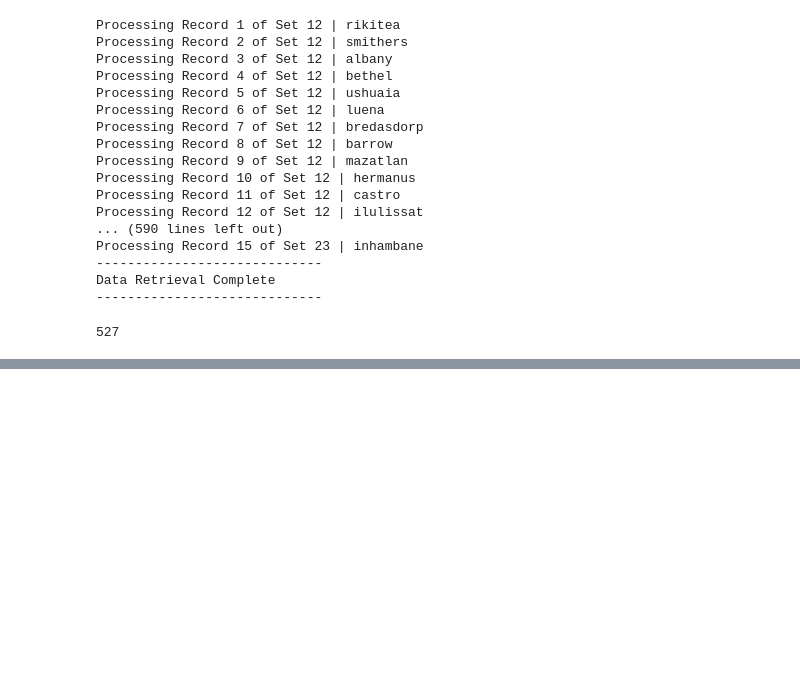
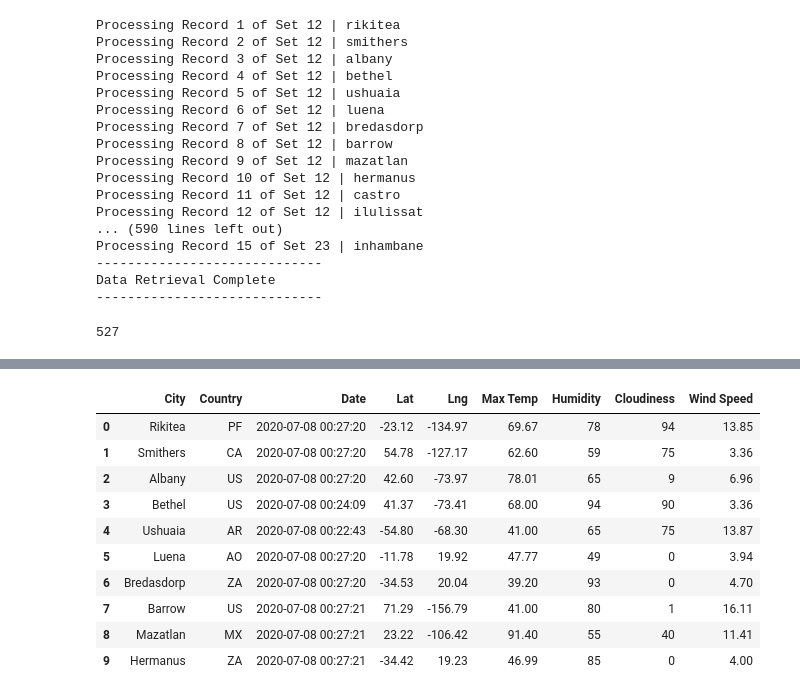
Before and after one commit to mspamelalea/World_Weather_Analysis, a Jupyter notebook: WeatherPy.ipynb, the cells around one changed output, grey strips where cells are left out. Drawn from its saved outputs; the diff is of its cells as text; code cells hidden in the pictures; blank space fills up the shorter version.

Commit message:
Reorder columns, add csv output file, modify .gitignore

```diff
--- a/WeatherPy.ipynb
+++ b/WeatherPy.ipynb
@@ -151,0 +168,17 @@ len(city_data)
+# %%
+# Reorder columns
+new_column_order = ['City', 'Country', 'Date', 'Lat', 'Lng', 'Max Temp', 'Humidity', 'Cloudiness', 'Wind Speed']
+city_data_df = city_data_df[new_column_order]
+city_data_df.head(10)
+# %% [output]
+|  | City | Country | Date | Lat | Lng | Max Temp | Humidity | Cloudiness | Wind Speed |
+| 0 | Rikitea | PF | 2020-07-08 00:27:20 | -23.12 | -134.97 | 69.67 | 78 | 94 | 13.85 |
+| 1 | Smithers | CA | 2020-07-08 00:27:20 | 54.78 | -127.17 | 62.60 | 59 | 75 | 3.36 |
+| 2 | Albany | US | 2020-07-08 00:27:20 | 42.60 | -73.97 | 78.01 | 65 | 9 | 6.96 |
+| 3 | Bethel | US | 2020-07-08 00:24:09 | 41.37 | -73.41 | 68.00 | 94 | 90 | 3.36 |
+| 4 | Ushuaia | AR | 2020-07-08 00:22:43 | -54.80 | -68.30 | 41.00 | 65 | 75 | 13.87 |
+| 5 | Luena | AO | 2020-07-08 00:27:20 | -11.78 | 19.92 | 47.77 | 49 | 0 | 3.94 |
+| 6 | Bredasdorp | ZA | 2020-07-08 00:27:20 | -34.53 | 20.04 | 39.20 | 93 | 0 | 4.70 |
+| 7 | Barrow | US | 2020-07-08 00:27:21 | 71.29 | -156.79 | 41.00 | 80 | 1 | 16.11 |
+| 8 | Mazatlan | MX | 2020-07-08 00:27:21 | 23.22 | -106.42 | 91.40 | 55 | 40 | 11.41 |
+| 9 | Hermanus | ZA | 2020-07-08 00:27:21 | -34.42 | 19.23 | 46.99 | 85 | 0 | 4.00 |
```
Also changed, not shown: parts of 2 cells of this notebook, 2 other files.
